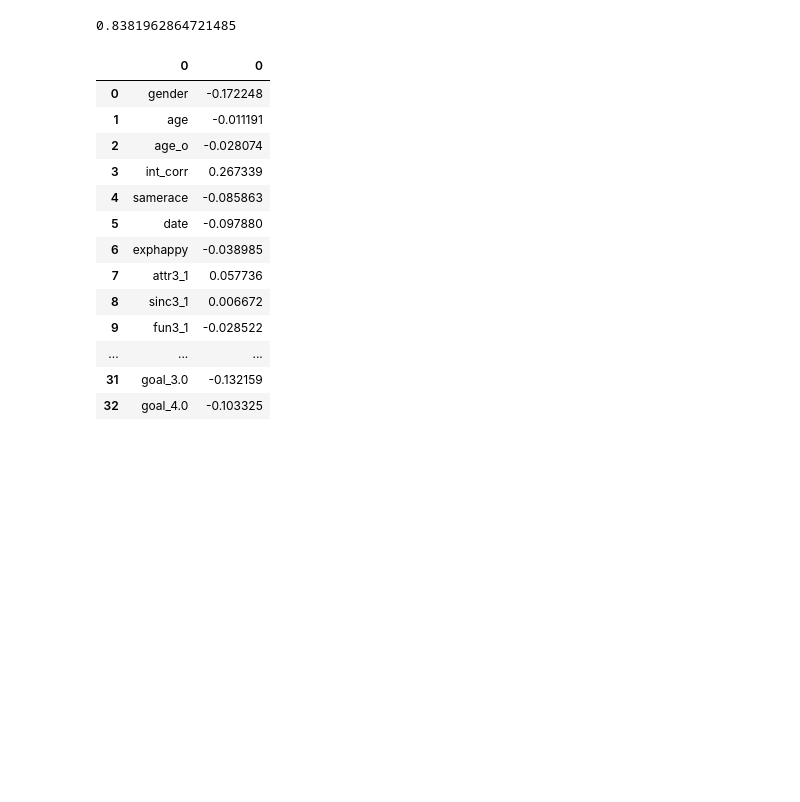
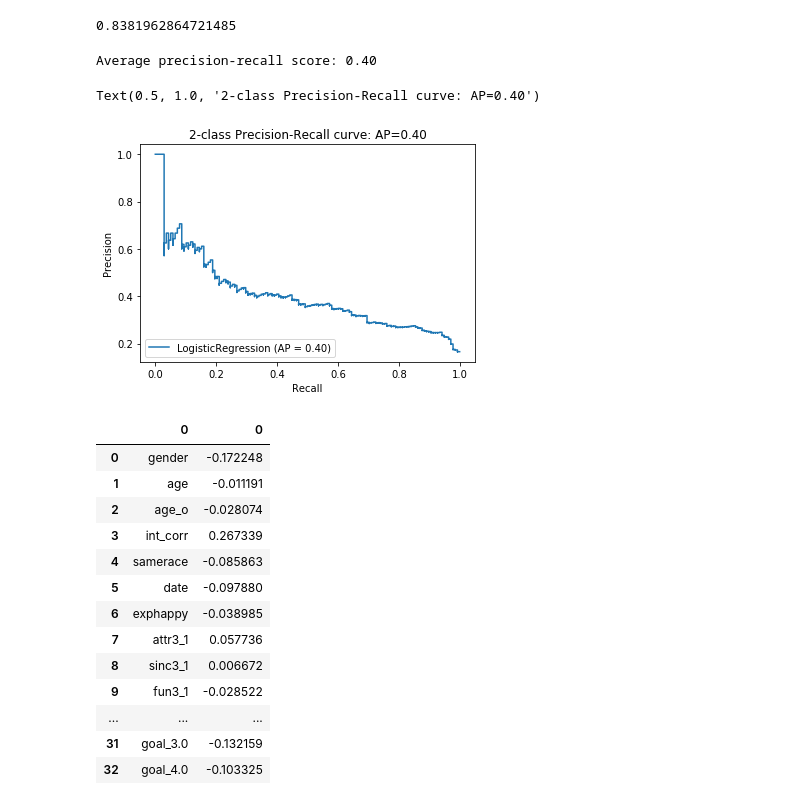
Before and after one commit to eyl1532/speed-dating-analysis, a Jupyter notebook: logistic_regression.ipynb, the cells around one changed output. Saved outputs shown, nothing was run; the diff lists cells and outputs as text; code cells hidden in the pictures; blank space fills up the shorter version.

Commit message:
Started SVM, added precision-recall

```diff
--- a/logistic_regression.ipynb
+++ b/logistic_regression.ipynb
@@ -52,3 +55,22 @@ lr.fit(X_train,y_train).score(X_train, y_train)
+# %%
+y_score = lr.decision_function(X_test)
+average_precision = average_precision_score(y_test, y_score)
+
+print('Average precision-recall score: {0:0.2f}'.format(
+      average_precision))
+# %% [output]
+Average precision-recall score: 0.40
+# %%
+from sklearn.metrics import precision_recall_curve
+from sklearn.metrics import plot_precision_recall_curve
+import matplotlib.pyplot as plt
+
+disp = plot_precision_recall_curve(lr, X_test, y_test)
+disp.ax_.set_title('2-class Precision-Recall curve: '
+                   'AP={0:0.2f}'.format(average_precision))
+# %% [output]
+Text(0.5, 1.0, '2-class Precision-Recall curve: AP=0.40')
+[figure, added]
 # %%
 coefficients = pd.concat([pd.DataFrame(X_train.columns),pd.DataFrame(np.transpose(lr.coef_))], axis = 1)
 coefficients
```
Also changed, not shown: parts of 9 cells of this notebook.
